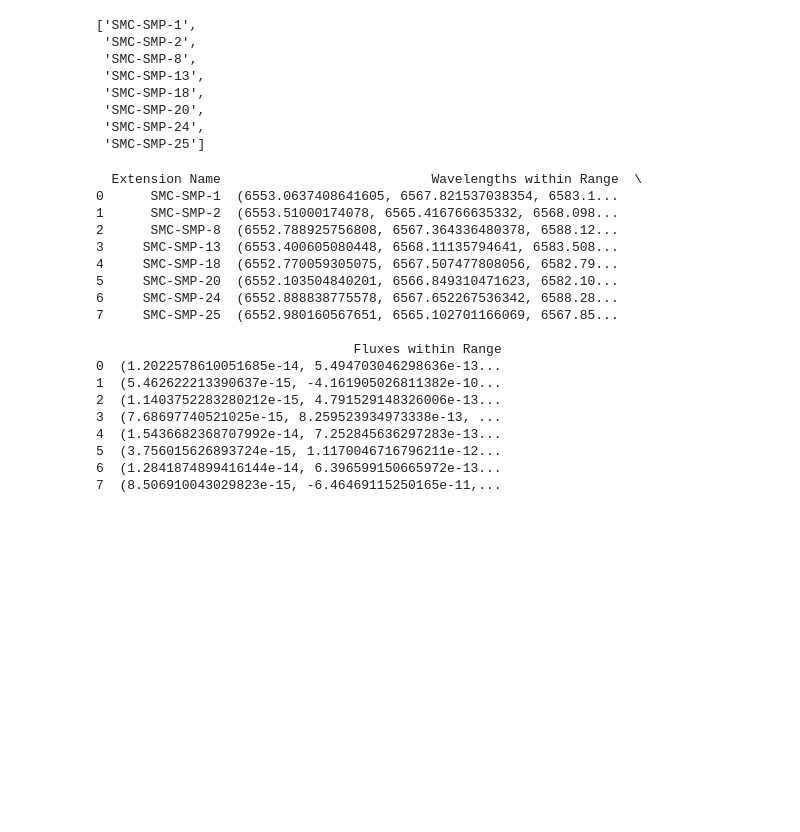
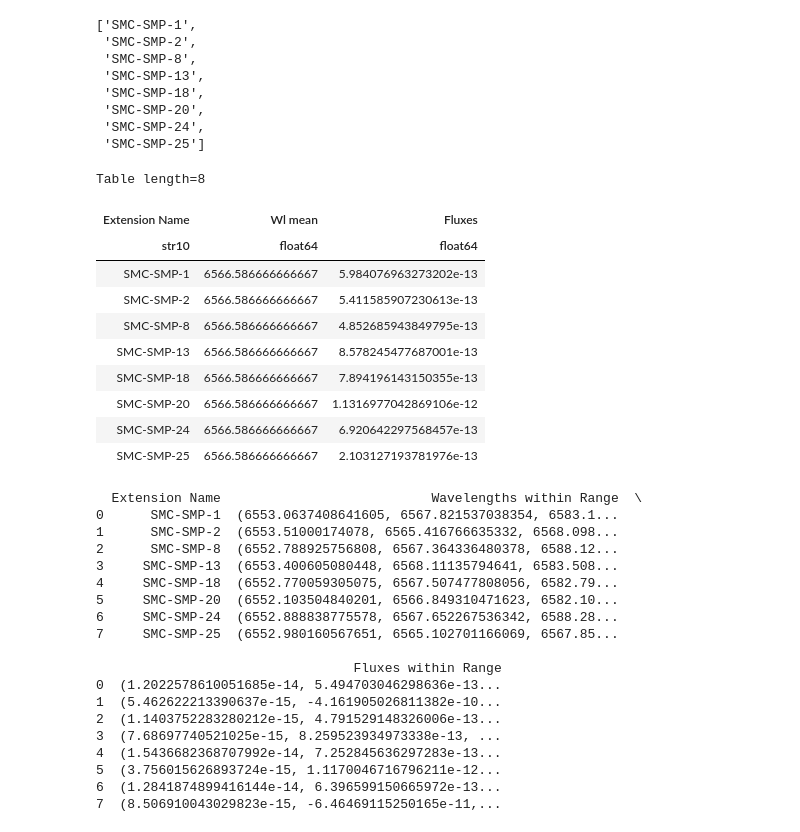
Before and after one commit to AngelGSoto/PNe-MC-SPLUS, a Jupyter notebook: notebooks/pseudo-slit-final.ipynb, the cells around one changed output. Saved outputs shown, nothing was run; the diff lists cells and outputs as text; code cells hidden in the pictures; blank space fills up the shorter version.

```diff
--- a/notebooks/pseudo-slit-final.ipynb
+++ b/notebooks/pseudo-slit-final.ipynb
@@ -237,3 +355,50 @@ for name in extension_names:
 
         # Store extension names
         extension_names_list.append(name)
+# %%
+extension_names_list_ = []
+wavelengths_list_ = []
+flux_list_ = []
+# Iterate through extensions starting with "SMC"
+for name in extension_names:
+    if name.startswith("SMC"):
+        # Access the specific data fields in the extension
+        line_data = hdu[name].data.field("LINE")
+        flux_data = hdu[name].data.field("FLUX")
+        wvobs_data = hdu[name].data.field("WAVE_OBS")
+
+        masknii1 = hdu[name].data.field("WAVE_LAB") == 6549.86
+        maskha = hdu[name].data.field("WAVE_LAB") == 6564.63
+        masknii2 = hdu[name].data.field("WAVE_LAB") == 6585.27
+
+        data_nii1 = hdu[name].data[masknii1]
+        data_ha = hdu[name].data[maskha]
+        data_nii2 = hdu[name].data[masknii2]
+
+        extension_names_list_.append(name)
+        wavelengths_list_.append(data_nii1.field("WAVE_LAB"))
+        wavelengths_list_.append(data_ha.field("WAVE_LAB"))
+        wavelengths_list_.append(data_nii2.field("WAVE_LAB"))
+        flux_list_.append(data_nii1.field("FLUX"))
+        flux_list_.append(data_ha.field("FLUX"))
+        flux_list_.append(data_nii2.field("FLUX"))
+# %%
+wlNiiha = np.array(wavelengths_list_).reshape(8, 3)
+fluxNiiha = np.array(flux_list_).reshape(8, 3)
+wlNiiha_mean = np.mean(wlNiiha, axis=1)
+fluxNiiha_sum = np.sum(fluxNiiha, axis = 1)
+# %%
+t = Table([extension_names_list_, wlNiiha_mean, fluxNiiha_sum], names=('Extension Name', 'Wl mean', 'Fluxes'))
+t
+# %% [output]
+Table length=8
+| Extension Name | Wl mean | Fluxes |
+| str10 | float64 | float64 |
+| SMC-SMP-1 | 6566.586666666667 | 5.984076963273202e-13 |
+| SMC-SMP-2 | 6566.586666666667 | 5.411585907230613e-13 |
+| SMC-SMP-8 | 6566.586666666667 | 4.852685943849795e-13 |
+| SMC-SMP-13 | 6566.586666666667 | 8.578245477687001e-13 |
+| SMC-SMP-18 | 6566.586666666667 | 7.894196143150355e-13 |
+| SMC-SMP-20 | 6566.586666666667 | 1.1316977042869106e-12 |
+| SMC-SMP-24 | 6566.586666666667 | 6.920642297568457e-13 |
+| SMC-SMP-25 | 6566.586666666667 | 2.103127193781976e-13 |
```
Also changed, not shown: parts of 16 cells of this notebook.
